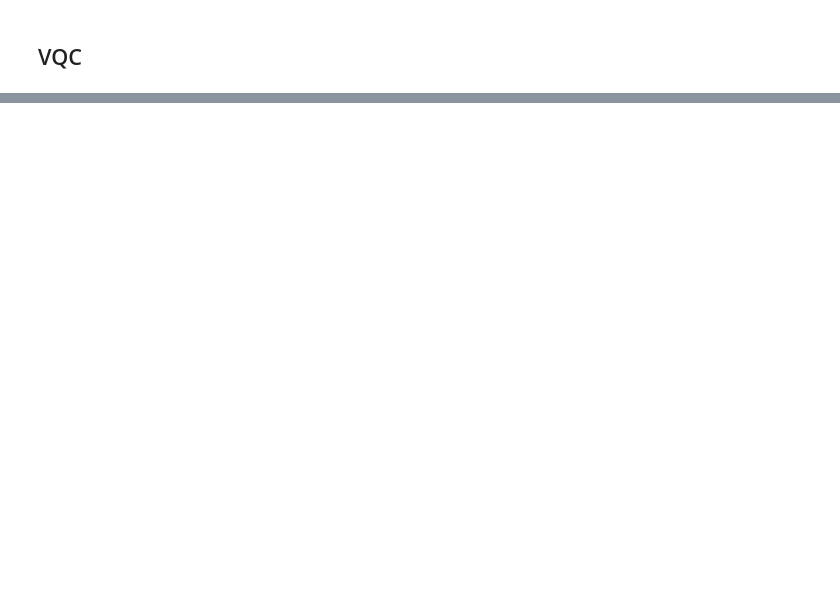
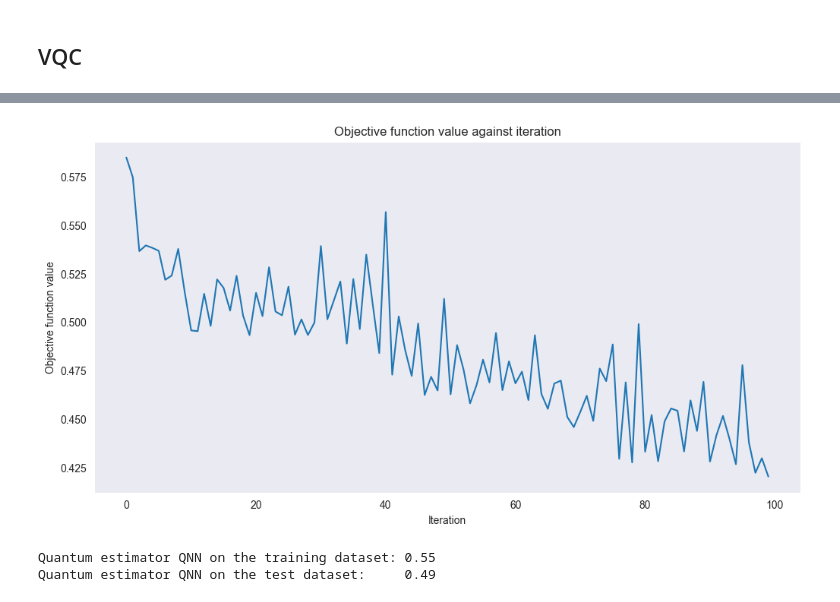
Before and after one commit to IBM/QMLOmics, a Jupyter notebook: src/bin_class.ipynb, the cells around one changed output, grey strips where cells are left out. Saved outputs shown, nothing was run; the diff lists cells and outputs as text; code cells hidden in the pictures; blank space fills up the shorter version.

```diff
--- a/src/bin_class.ipynb
+++ b/src/bin_class.ipynb
@@ -331,0 +353,2 @@ Quantum VQC on the test dataset:     0.57
+# %%
+estimator_qnn = EstimatorQNN(circuit=qc_qnn)
@@ -331,0 +360,36 @@ Quantum VQC on the test dataset:     0.57
+# %%
+# callback function that draws a live plot when the .fit() method is called
+def callback_graph(weights, obj_func_eval):
+    clear_output(wait=True)
+    objective_func_vals.append(obj_func_eval)
+    plt.title("Objective function value against iteration")
+    plt.xlabel("Iteration")
+    plt.ylabel("Objective function value")
+    plt.plot(range(len(objective_func_vals)), objective_func_vals)
+    plt.show()
+# %%
+# construct neural network classifier
+estimator_classifier = NeuralNetworkClassifier(
+    estimator_qnn, optimizer=COBYLA(maxiter=100), callback=callback_graph
+)
+# %%
+# create empty array for callback to store evaluations of the objective function
+objective_func_vals = []
+plt.rcParams["figure.figsize"] = (12, 6)
+
+# fit classifier to data
+estimator_classifier.fit(embedded_train, y_working)
+
+# return to default figsize
+plt.rcParams["figure.figsize"] = (6, 4)
+# %% [output]
+[figure, added]
+# %%
+train_score_q4 = estimator_classifier.score(embedded_train, y_working)
+test_score_q4 = estimator_classifier.score(embedded_test, y_held_out)
+
+print(f"Quantum estimator QNN on the training dataset: {train_score_q4:.2f}")
+print(f"Quantum estimator QNN on the test dataset:     {test_score_q4:.2f}")
+# %% [output]
+Quantum estimator QNN on the training dataset: 0.55
+Quantum estimator QNN on the test dataset:     0.49
```
Also changed, not shown: parts of 20 cells of this notebook, 32 other files.
